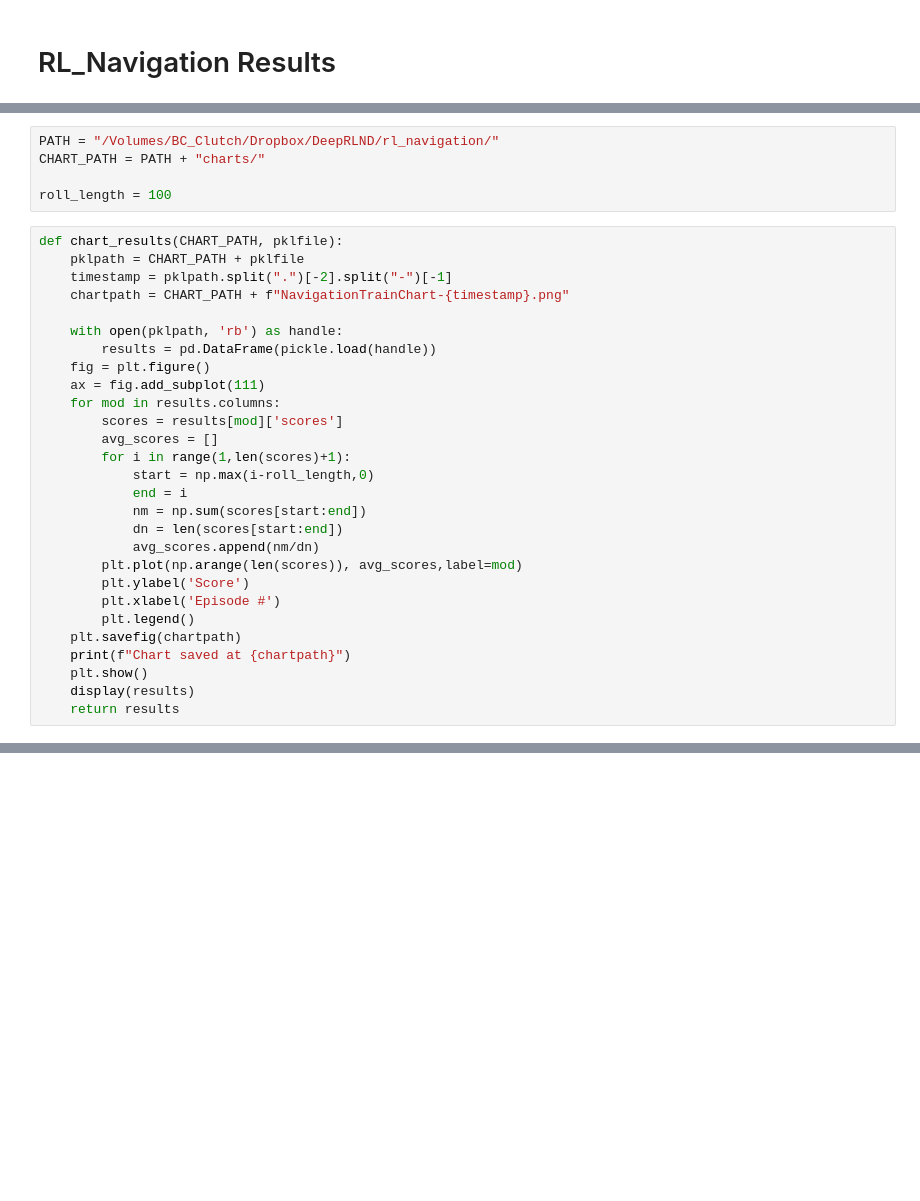
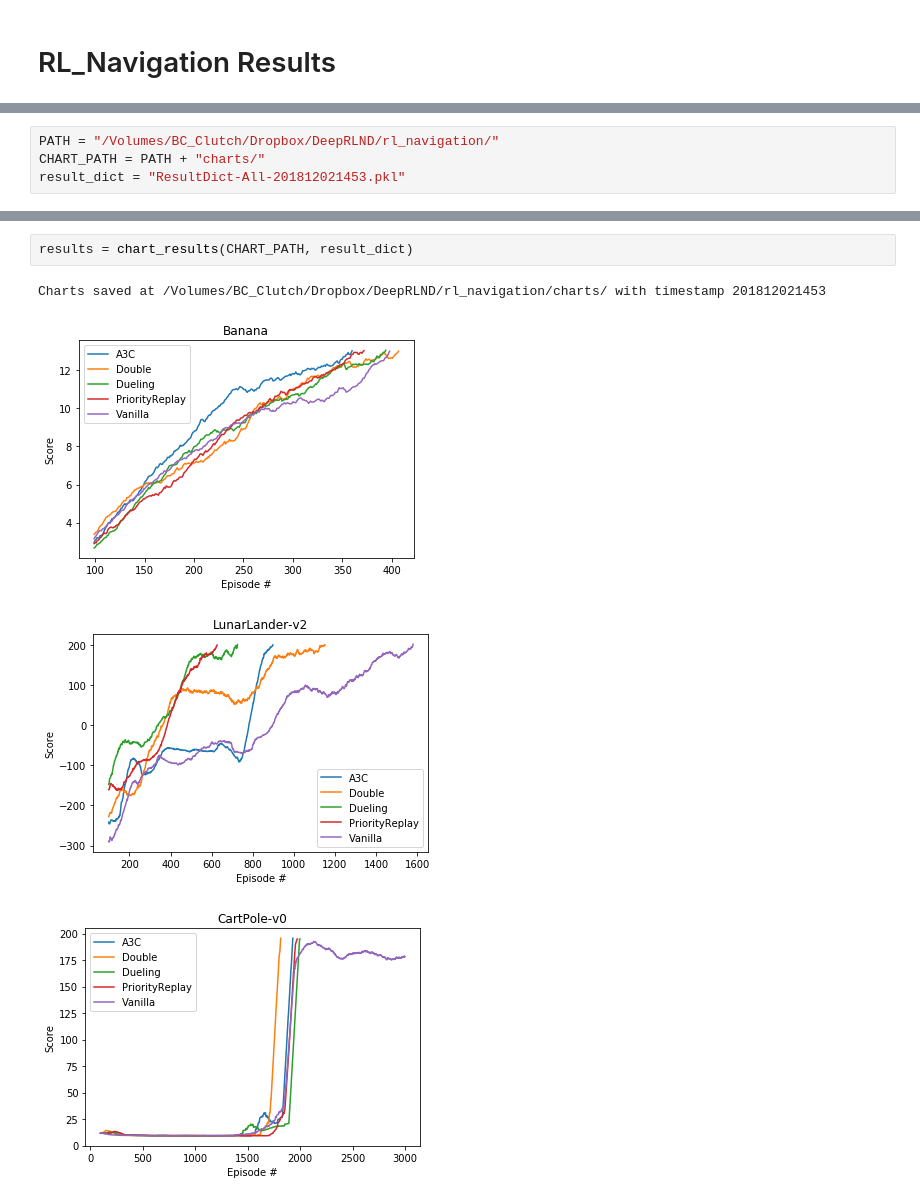
Before and after one commit to cipher813/rl_navigation, a Jupyter notebook: notebooks/rln_results_v1_04.ipynb, the cells around one changed output, grey strips where cells are left out. Saved outputs shown, nothing was run; the diff lists cells and outputs as text; blank space fills up the shorter version.

```diff
--- a/notebooks/rln_results_v1_04.ipynb
+++ b/notebooks/rln_results_v1_04.ipynb
@@ -9,33 +10,4 @@ from IPython.display import display
 # %%
 PATH = "/Volumes/BC_Clutch/Dropbox/DeepRLND/rl_navigation/"
 CHART_PATH = PATH + "charts/"
-
-roll_length = 100
+result_dict = "ResultDict-All-201812021453.pkl"
-# %%
-def chart_results(CHART_PATH, pklfile):
-    pklpath = CHART_PATH + pklfile
-    timestamp = pklpath.split(".")[-2].split("-")[-1]
-    chartpath = CHART_PATH + f"NavigationTrainChart-{timestamp}.png"
-
-    with open(pklpath, 'rb') as handle:
-        results = pd.DataFrame(pickle.load(handle))
-    fig = plt.figure()
-    ax = fig.add_subplot(111)
-    for mod in results.columns:
-        scores = results[mod]['scores']
-        avg_scores = []
-        for i in range(1,len(scores)+1):
-            start = np.max(i-roll_length,0)
-            end = i
-            nm = np.sum(scores[start:end])
-            dn = len(scores[start:end])
-            avg_scores.append(nm/dn)
-        plt.plot(np.arange(len(scores)), avg_scores,label=mod)
-        plt.ylabel('Score')
-        plt.xlabel('Episode #')
-        plt.legend()
-    plt.savefig(chartpath)
-    print(f"Chart saved at {chartpath}")
-    plt.show()
-    display(results)
-    return results
@@ -172,0 +14,7 @@ Saving chart at /Volumes/BC_Clutch/Dropbox/DeepRLND/rl_navigation/charts/RLTrain
+# %%
+results = chart_results(CHART_PATH, result_dict)
+# %% [output]
+Charts saved at /Volumes/BC_Clutch/Dropbox/DeepRLND/rl_navigation/charts/ with timestamp 201812021453
+[figure, added]
+[figure, added]
+[figure, added]
```
Also changed, not shown: parts of 10 cells of this notebook, 21 other files.
